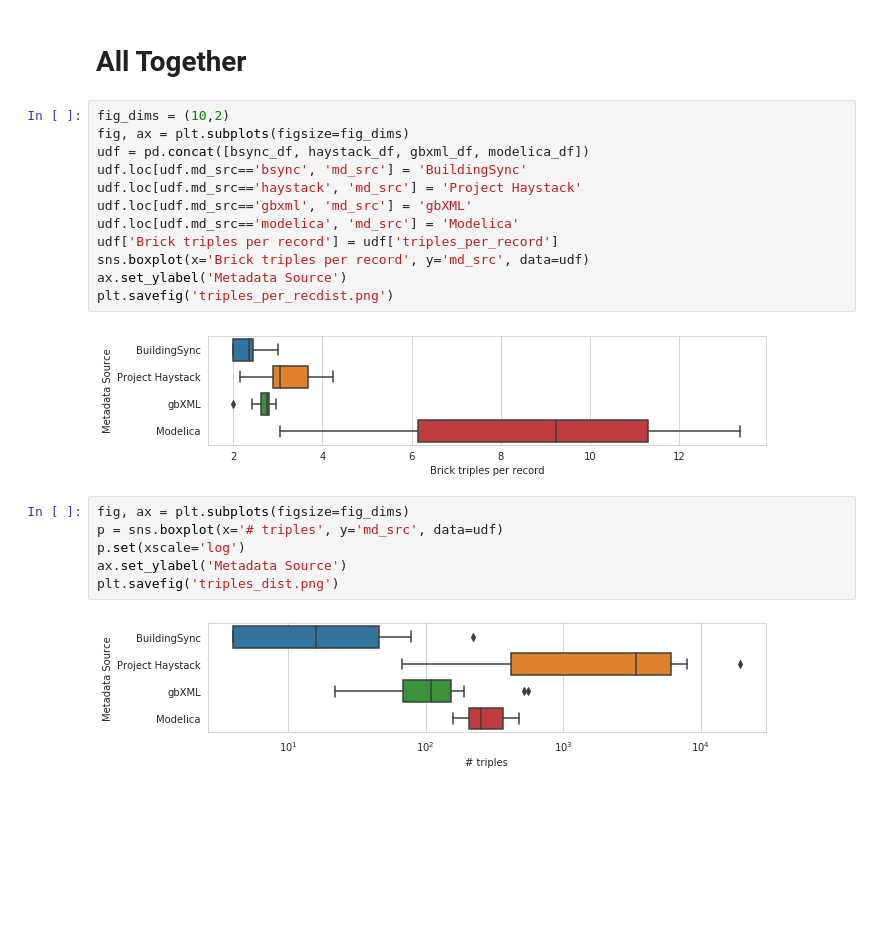
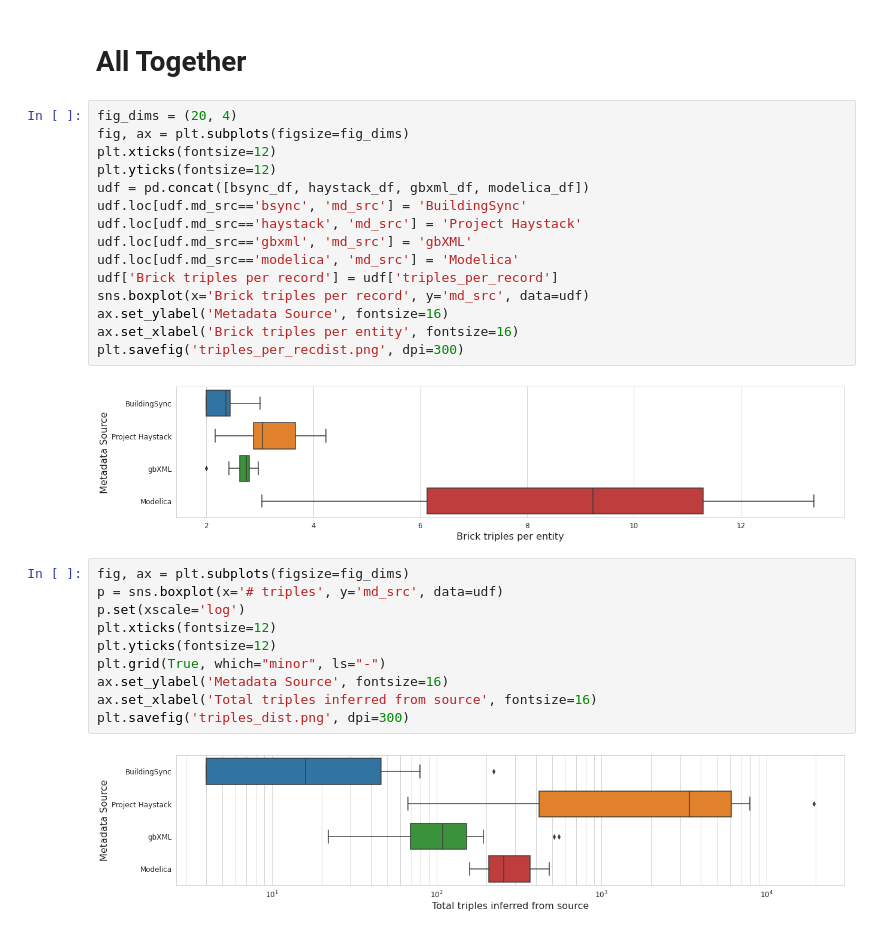
Before and after one commit to gtfierro/shepherding-metadata, a Jupyter notebook: evaluation/Analysis.ipynb, the cells around one changed output. Saved outputs shown, nothing was run; the diff lists cells and outputs as text; blank space fills up the shorter version.

Commit message:
improved plots

```diff
--- a/evaluation/Analysis.ipynb
+++ b/evaluation/Analysis.ipynb
@@ -94,24 +94,31 @@ modelica_df = df
 # %% [markdown]
 # All Together
 # %%
-fig_dims = (10,2)
+fig_dims = (20, 4)
 fig, ax = plt.subplots(figsize=fig_dims)
+plt.xticks(fontsize=12)
+plt.yticks(fontsize=12)
 udf = pd.concat([bsync_df, haystack_df, gbxml_df, modelica_df])
 udf.loc[udf.md_src=='bsync', 'md_src'] = 'BuildingSync'
 udf.loc[udf.md_src=='haystack', 'md_src'] = 'Project Haystack'
 udf.loc[udf.md_src=='gbxml', 'md_src'] = 'gbXML'
 udf.loc[udf.md_src=='modelica', 'md_src'] = 'Modelica'
 udf['Brick triples per record'] = udf['triples_per_record']
 sns.boxplot(x='Brick triples per record', y='md_src', data=udf)
-ax.set_ylabel('Metadata Source')
-plt.savefig('triples_per_recdist.png')
+ax.set_ylabel('Metadata Source', fontsize=16)
+ax.set_xlabel('Brick triples per entity', fontsize=16)
+plt.savefig('triples_per_recdist.png', dpi=300)
 # %% [output]
-[figure, old version]
+[figure, new version]
 # %%
 fig, ax = plt.subplots(figsize=fig_dims)
 p = sns.boxplot(x='# triples', y='md_src', data=udf)
 p.set(xscale='log')
-ax.set_ylabel('Metadata Source')
-plt.savefig('triples_dist.png')
+plt.xticks(fontsize=12)
+plt.yticks(fontsize=12)
+plt.grid(True, which="minor", ls="-")
+ax.set_ylabel('Metadata Source', fontsize=16)
+ax.set_xlabel('Total triples inferred from source', fontsize=16)
+plt.savefig('triples_dist.png', dpi=300)
 # %% [output]
-[figure, old version]
+[figure, new version]
```
Also changed, not shown: parts of 4 cells of this notebook.
